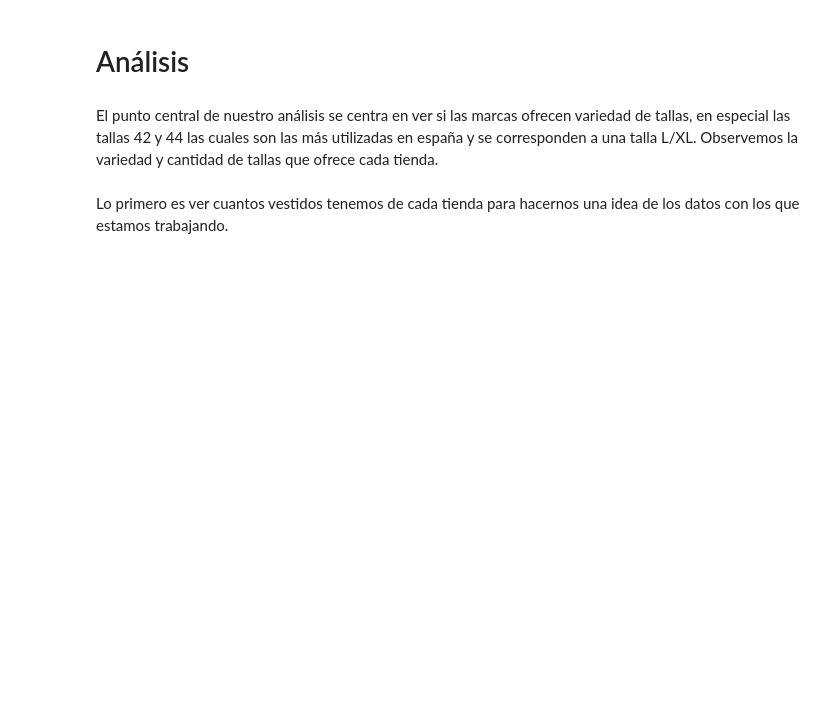
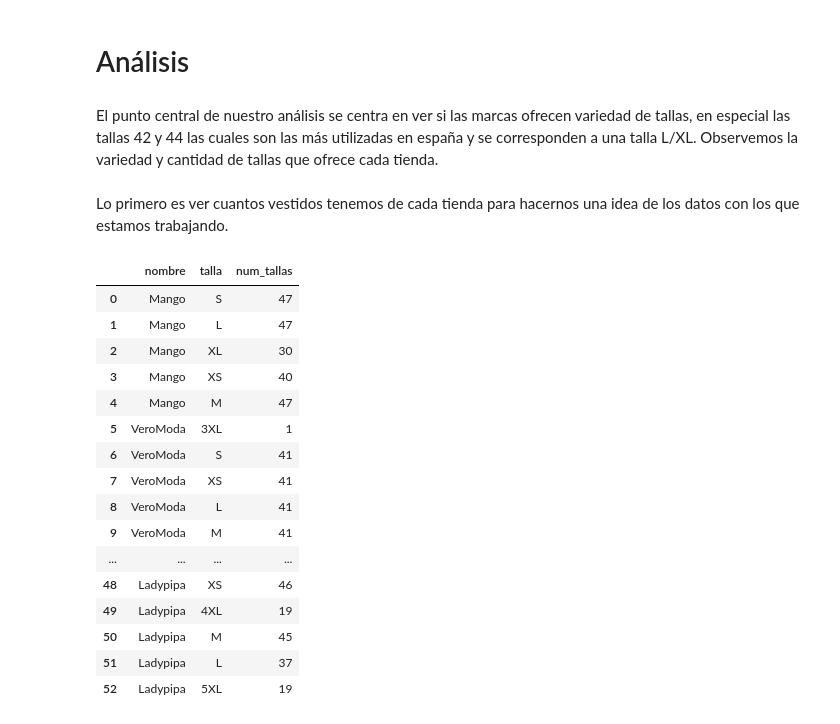
Before and after one commit to elenacano/Protecto5-VestidosParaCuerposReales, a Jupyter notebook: notebooks/7-analisis.ipynb, the cells around one changed output. Cells and saved outputs as stored; diff of their text form; code cells hidden in the pictures; blank space fills up the shorter version.

```diff
--- a/notebooks/7-analisis.ipynb
+++ b/notebooks/7-analisis.ipynb
@@ -34,6 +34,26 @@ column_names = [desc[0] for desc in cursor.description]
 
 # Crea el DataFrame con los nombres de las columnas
 df = pd.DataFrame(data, columns=column_names)
+# %%
+df
+# %% [output]
+|  | nombre | talla | num_tallas |
+| 0 | Mango | S | 47 |
+| 1 | Mango | L | 47 |
+| 2 | Mango | XL | 30 |
+| 3 | Mango | XS | 40 |
+| 4 | Mango | M | 47 |
+| 5 | VeroModa | 3XL | 1 |
+| 6 | VeroModa | S | 41 |
+| 7 | VeroModa | XS | 41 |
+| 8 | VeroModa | L | 41 |
+| 9 | VeroModa | M | 41 |
+| ... | ... | ... | ... |
+| 48 | Ladypipa | XS | 46 |
+| 49 | Ladypipa | 4XL | 19 |
+| 50 | Ladypipa | M | 45 |
+| 51 | Ladypipa | L | 37 |
+| 52 | Ladypipa | 5XL | 19 |
 # %%
 df_mango = df[df["nombre"]=="Mango"]
 df_f21 = df[df["nombre"]=="Forever21"]
```
Also changed, not shown: 2 other files.
